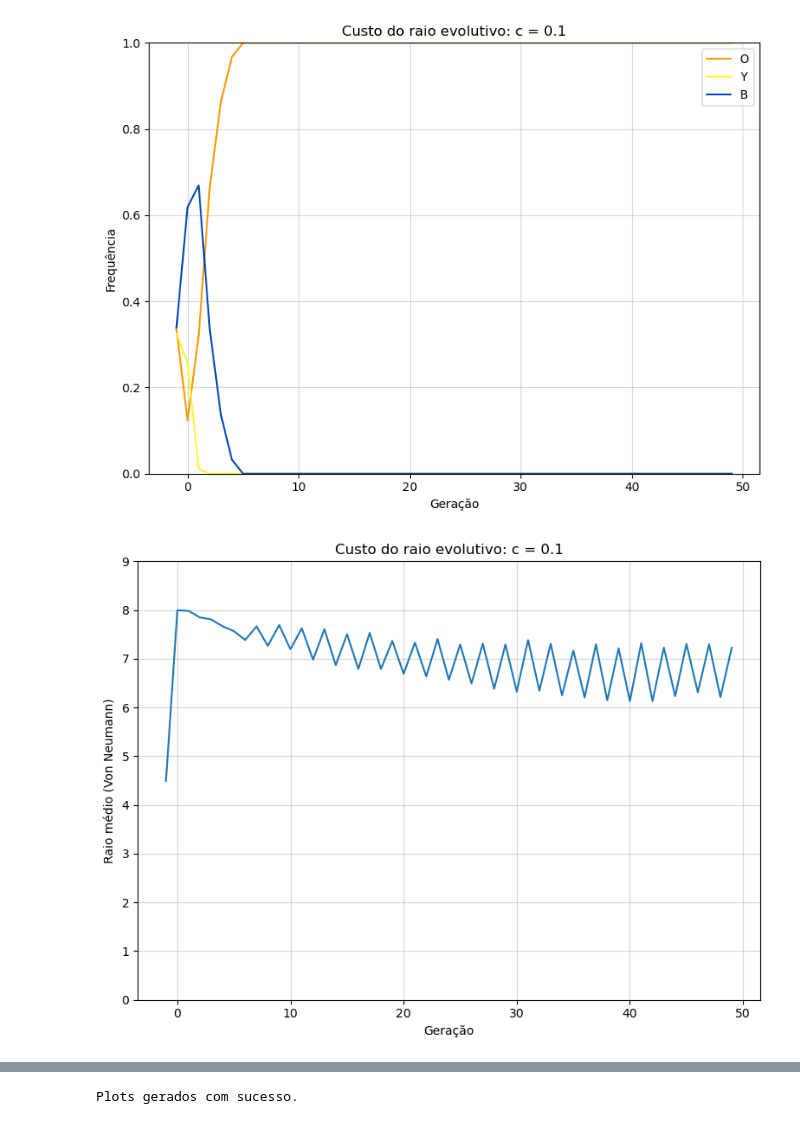
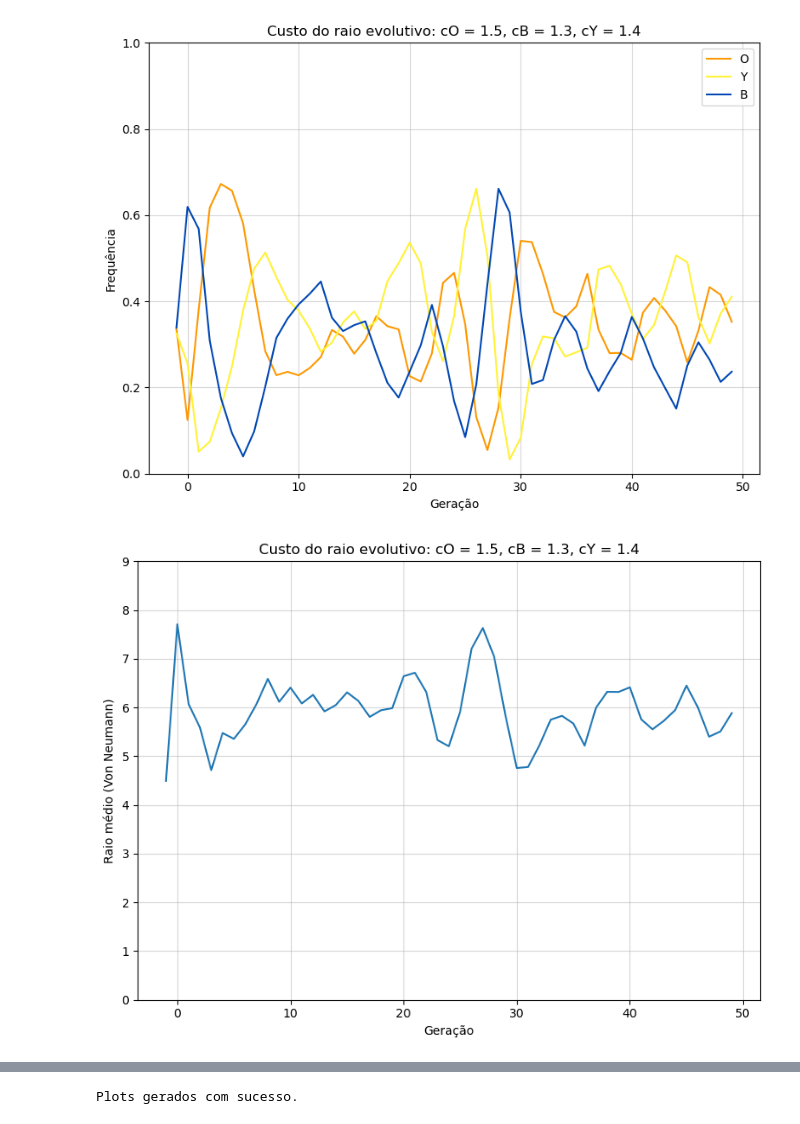
Before and after one commit to nickole821/RPS-spatial, a Jupyter notebook: RPS-POO/scripts/python/neighborhood_cost.ipynb, the cells around one changed output, grey strips where cells are left out. Drawn from its saved outputs; the diff is of its cells as text; code cells hidden in the pictures.

```diff
--- a/RPS-POO/scripts/python/neighborhood_cost.ipynb
+++ b/RPS-POO/scripts/python/neighborhood_cost.ipynb
@@ -21,14 +21,14 @@ matriz_payoff = np.array([[1, b, a],
 
 index_map = {'O': 0, 'Y': 1, 'B': 2}
 
-n_geracoes = 50
-n_pop = 1
+n_geracoes = 500
+n_pop = 100
 
 R_max = 8
 mu_raio = 0.0001
-c_O = 0.5
-c_B = 0.3
-c_Y = 0.4
+c_O = 1.5
+c_B = 1.3
+c_Y = 1.4
 prob = 0.5
 
 output_dir = output_dir = f"C:\\Unicamp\\mestrado\\simulacoes\\RPS-python\\RPS-POO\\outputs\\raio_evolutivo\\custo_diferente_todas\\cO{c_O}_cB{c_B}_cY{c_Y}\\"
@@ -307,7 +308,7 @@ plt.fill_between(df_mean["t"], df_mean["freq_B"] - df_sd["freq_B"], df_mean["fre
 
 plt.xlabel("Geração")
 plt.ylabel("Frequência")
-plt.title("Custo do raio evolutivo: c = " + str(c))
+plt.title("Custo do raio evolutivo: cO = " + str(c_O) + ", cB = " + str(c_B) + ", cY = " + str(c_Y))
 plt.legend()
 plt.tight_layout()
 plt.ylim(0, 1)
@@ -328,7 +329,7 @@ plt.fill_between(df_mean["t"], df_mean["r_mean"] - df_sd["r_mean"], df_mean["r_m
 
 plt.xlabel("Geração")
 plt.ylabel("Raio médio (Von Neumann)")
-plt.title("Custo do raio evolutivo: c = " + str(c))
+plt.title("Custo do raio evolutivo: cO = " + str(c_O) + ", cB = " + str(c_B) + ", cY = " + str(c_Y))
 plt.tight_layout()
 plt.ylim(0, R_max + 1)
 plt.grid(True, alpha=0.5)
@@ -353,38 +354,38 @@ plt.fill_between(df_mean["t"], df_mean["r_B"] - df_sd["r_B"], df_mean["r_B"] + d
 
 plt.xlabel("Geração")
 plt.ylabel("Raio médio (Von Neumann) por estratégia")
-plt.title("Custo do raio evolutivo: c = " + str(c))
+plt.title("Custo do raio evolutivo: cO = " + str(c_O) + ", cB = " + str(c_B) + ", cY = " + str(c_Y))
 plt.legend()
 plt.tight_layout()
 plt.ylim(0, R_max + 1)
 plt.grid(True, alpha=0.5)
 plt.savefig(os.path.join(output_dir, "raio_por_estrategia.png"), dpi=300)
 plt.show()
 plt.close()
 
 
 # ============================
 # DISTRIBUIÇÃO FINAL DO RAIO
 # ============================
 
 # pegar última geração
 ultima_geracao = df["t"].max()
 df_final = df[df["t"] == ultima_geracao]
 
 plt.figure(figsize=(8,6))
 plt.hist(df_final["r_mean"], bins=20)
 
 plt.xlabel("Raio médio (Von Neumann)")
 plt.ylabel("Contagem")
 plt.title("Distribuição do raio médio final nas 100 populações")
 plt.tight_layout()
 plt.grid(True, alpha=0.5)
 plt.savefig(os.path.join(output_dir, "distribuicao_raio_final.png"), dpi=300)
 plt.show()
 plt.close()
 
 
 print("Plots gerados com sucesso.")
 # %% [output]
-[figure, old version]
+[figure, new version]
-[figure, old version]
+[figure, new version]
```
Also changed, not shown: parts of 2 cells of this notebook, 9 other files.
